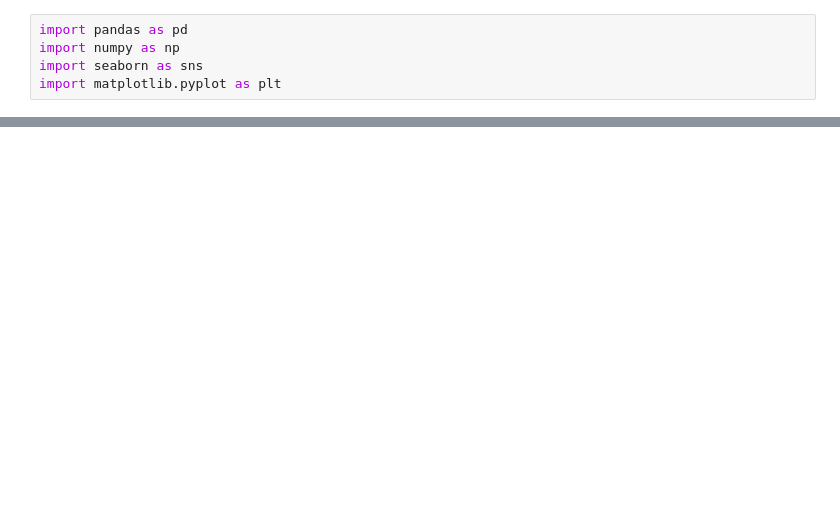
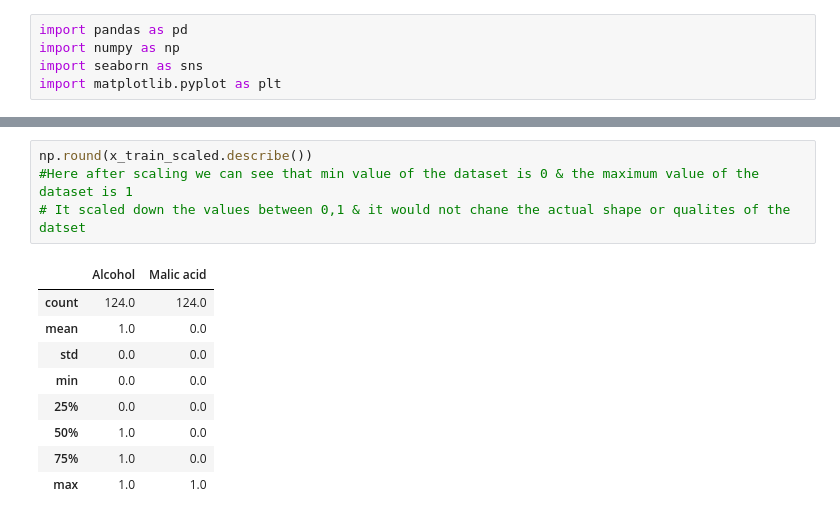
Before and after one commit to MrinmoyTalukdar27/ML-Practice, a Jupyter notebook: Normalization/Normalization.ipynb, the cells around one changed output, grey strips where cells are left out. Cells and saved outputs as stored; diff of their text form; blank space fills up the shorter version.

```diff
--- a/Normalization/Normalization.ipynb
+++ b/Normalization/Normalization.ipynb
@@ -17,0 +59,14 @@ df.head(5)
+# %%
+np.round(x_train_scaled.describe())
+#Here after scaling we can see that min value of the dataset is 0 & the maximum value of the dataset is 1
+# It scaled down the values between 0,1 & it would not chane the actual shape or qualites of the datset
+# %% [output]
+|  | Alcohol | Malic acid |
+| count | 124.0 | 124.0 |
+| mean | 1.0 | 0.0 |
+| std | 0.0 | 0.0 |
+| min | 0.0 | 0.0 |
+| 25% | 0.0 | 0.0 |
+| 50% | 1.0 | 0.0 |
+| 75% | 1.0 | 0.0 |
+| max | 1.0 | 1.0 |
```
Also changed, not shown: parts of 8 cells of this notebook.
